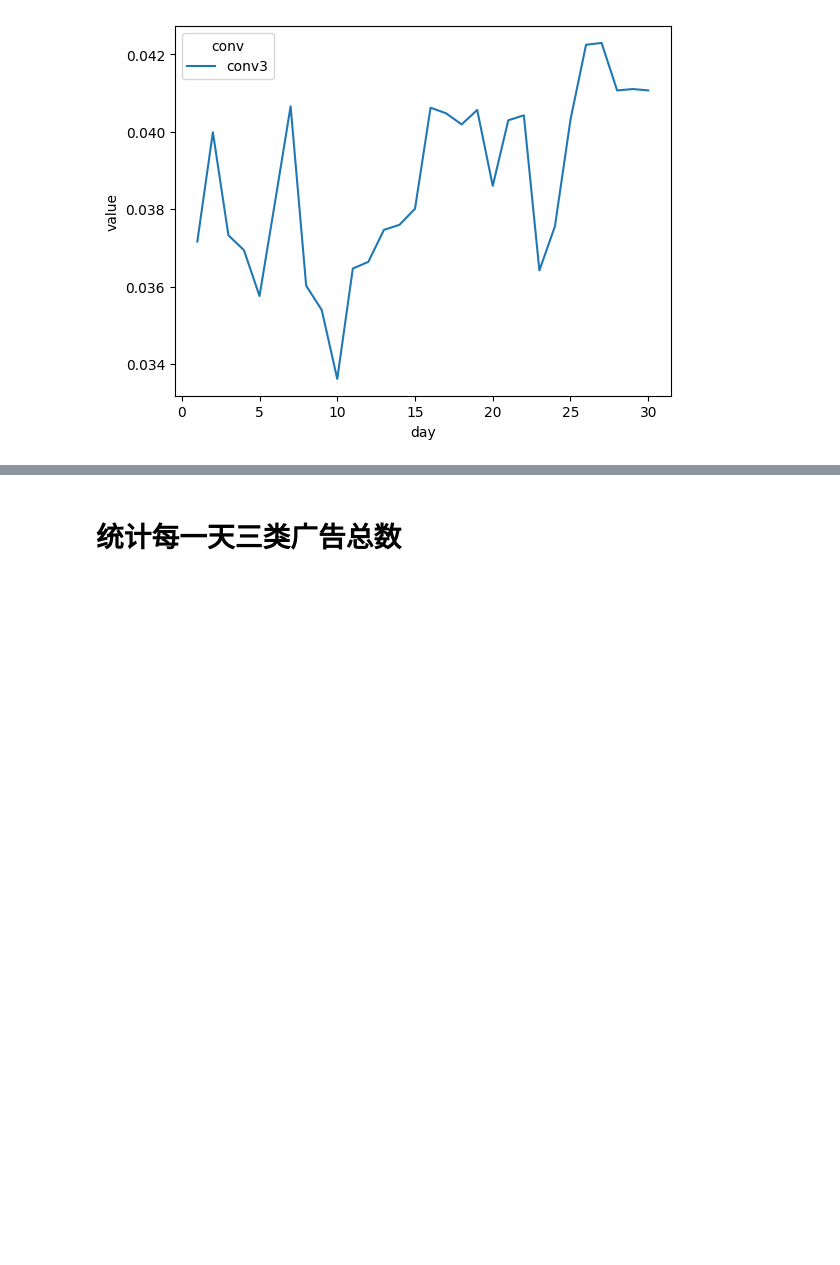
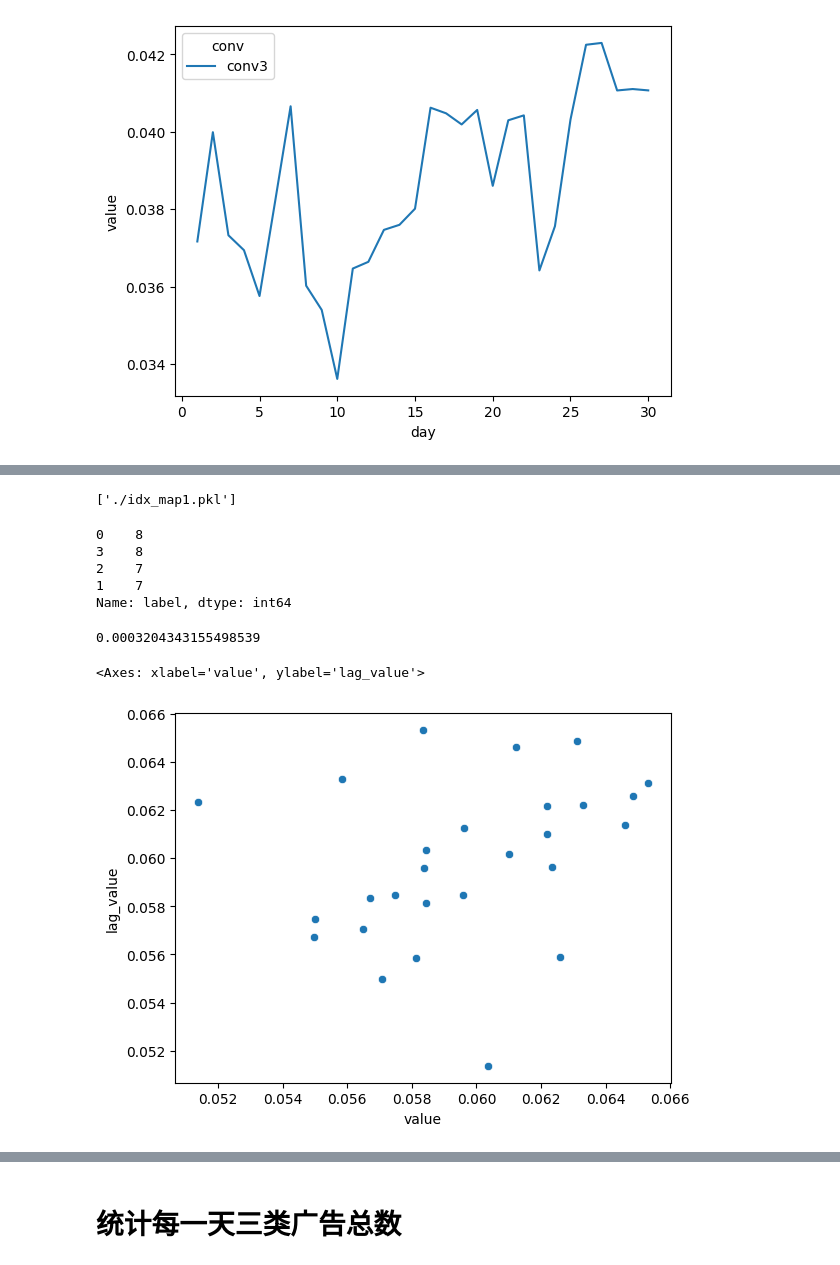
Before and after one commit to makwingchi/conversion-rate-prediction, a Jupyter notebook: PaddleDynamic/jupyter/feature_eng.ipynb, the cells around one changed output, grey strips where cells are left out. Drawn from its saved outputs; the diff is of its cells as text; code cells hidden in the pictures; blank space fills up the shorter version.

```diff
--- a/PaddleDynamic/jupyter/feature_eng.ipynb
+++ b/PaddleDynamic/jupyter/feature_eng.ipynb
@@ -168,7 +168,7 @@ Tensor(shape=[1, 20, 1], dtype=float32, place=Place(cpu), stop_gradient=True,
 # %% [markdown]
 # 按照28+2的比例从训练集中划分出验证集
 # %%
-train_folder = "../../data/data205411/2023-cvr-contest-data/train_data"
+train_folder = "../../data/2023-cvr-contest-data/train_data"
 train_file_ls = sorted(os.listdir(train_folder))
 
 train_file_ls
@@ -1081,3 +1081,8 @@ sns.lineplot(data=melted_conv_pct_df[melted_conv_pct_df.conv.isin(["conv2"])], x
 sns.lineplot(data=melted_conv_pct_df[melted_conv_pct_df.conv=="conv3"], x="day", y="value", hue="conv");
 # %% [output]
 [figure]
+# %%
+melted_conv1 = melted_conv_pct_df[melted_conv_pct_df["conv"] == "conv1"].reset_index(drop=True)
+melted_conv1["lag_value"] = melted_conv1["value"].shift(1)
+
+melted_conv1.describe()
@@ -1083,0 +1099,18 @@ sns.lineplot(data=melted_conv_pct_df[melted_conv_pct_df.conv=="conv3"], x="day",
+# %%
+def assign_label1(val):
+    if val >= 0.062186:
+        return 3
+
+    if val >= 0.059591:
+        return 2
+
+    if val >= 0.057167:
+        return 1
+
+    return 0
+# %%
+melted_conv1["label"] = melted_conv1["value"].apply(assign_label1)
+melted_conv1["lag_label"] = melted_conv1["label"].shift(1)
+melted_conv1["lag_label"].fillna(melted_conv1["label"], inplace=True)
+
+melted_conv1["emb_num"] = (30721510 + melted_conv1["lag_label"]).astype(int)
@@ -1083,0 +1162,12 @@ sns.lineplot(data=melted_conv_pct_df[melted_conv_pct_df.conv=="conv3"], x="day",
+# %%
+joblib.dump(idx_map, "./idx_map1.pkl")
+# %% [output]
+['./idx_map1.pkl']
+# %%
+melted_conv1["label"].value_counts()
+# %% [output]
+0    8
+3    8
+2    7
+1    7
+Name: label, dtype: int64
@@ -1083,0 +1178,11 @@ sns.lineplot(data=melted_conv_pct_df[melted_conv_pct_df.conv=="conv3"], x="day",
+# %%
+p_value
+# %% [output]
+0.0003204343155498539
+# %%
+melted_conv1["lag_value"] = melted_conv1["value"].shift(3)
+
+sns.scatterplot(x=melted_conv1["value"], y=melted_conv1["lag_value"])
+# %% [output]
+<Axes: xlabel='value', ylabel='lag_value'>
+[figure, added]
```
Also changed, not shown: parts of 37 cells of this notebook.
